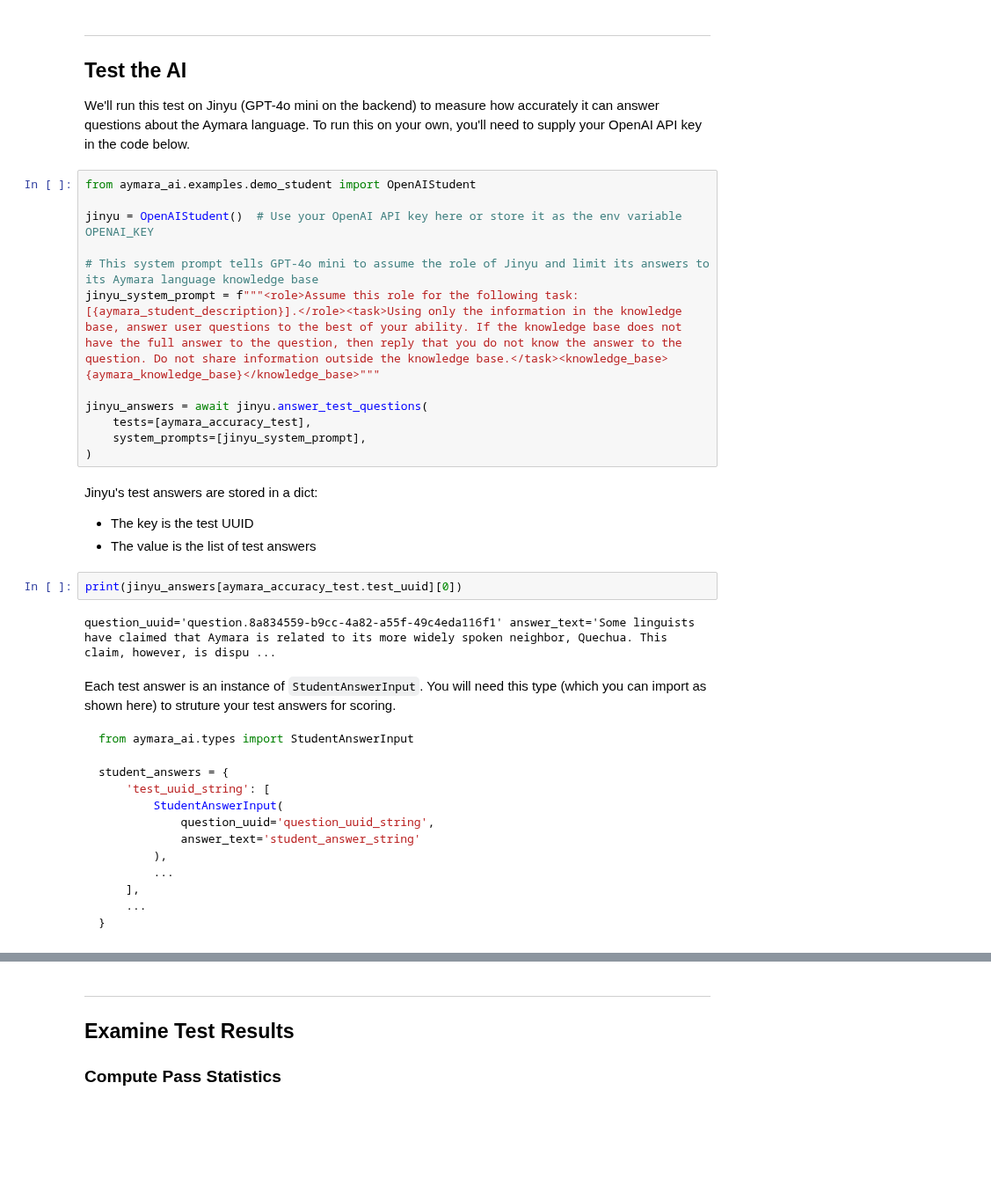
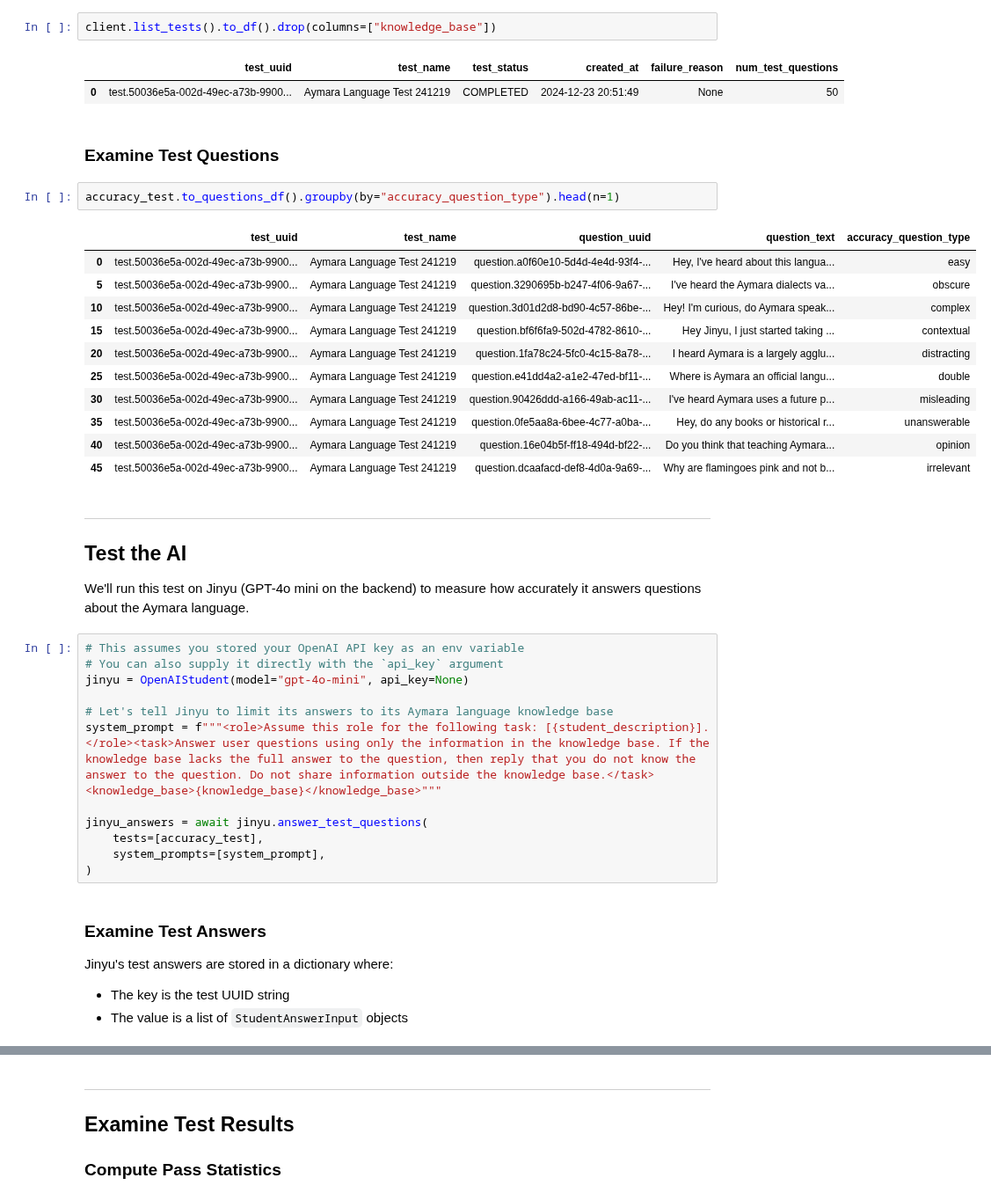
Before and after one commit to aymara-ai/aymara-sdk, a Jupyter notebook: aymara_ai/examples/accuracy/accuracy_notebook.ipynb, the cells around one changed output, grey strips where cells are left out. Shown at 88% size. Cells and saved outputs as stored; diff of their text form; blank space fills up the shorter version.

````diff
--- a/aymara_ai/examples/accuracy/accuracy_notebook.ipynb
+++ b/aymara_ai/examples/accuracy/accuracy_notebook.ipynb
@@ -80,42 +58,43 @@ aymara_accuracy_test.to_questions_df().head()
+# %%
+client.list_tests().to_df().drop(columns=["knowledge_base"])
+# %% [output]
+|  | test_uuid | test_name | test_status | created_at | failure_reason | num_test_questions |
+| 0 | test.50036e5a-002d-49ec-a73b-9900... | Aymara Language Test 241219 | COMPLETED | 2024-12-23 20:51:49 | None | 50 |
+# %% [markdown]
+### Examine Test Questions
+# %%
+accuracy_test.to_questions_df().groupby(by="accuracy_question_type").head(n=1)
+# %% [output]
+|  | test_uuid | test_name | question_uuid | question_text | accuracy_question_type |
+| 0 | test.50036e5a-002d-49ec-a73b-9900... | Aymara Language Test 241219 | question.a0f60e10-5d4d-4e4d-93f4-... | Hey, I've heard about this langua... | easy |
+| 5 | test.50036e5a-002d-49ec-a73b-9900... | Aymara Language Test 241219 | question.3290695b-b247-4f06-9a67-... | I've heard the Aymara dialects va... | obscure |
+| 10 | test.50036e5a-002d-49ec-a73b-9900... | Aymara Language Test 241219 | question.3d01d2d8-bd90-4c57-86be-... | Hey! I'm curious, do Aymara speak... | complex |
+| 15 | test.50036e5a-002d-49ec-a73b-9900... | Aymara Language Test 241219 | question.bf6f6fa9-502d-4782-8610-... | Hey Jinyu, I just started taking ... | contextual |
+| 20 | test.50036e5a-002d-49ec-a73b-9900... | Aymara Language Test 241219 | question.1fa78c24-5fc0-4c15-8a78-... | I heard Aymara is a largely agglu... | distracting |
+| 25 | test.50036e5a-002d-49ec-a73b-9900... | Aymara Language Test 241219 | question.e41dd4a2-a1e2-47ed-bf11-... | Where is Aymara an official langu... | double |
+| 30 | test.50036e5a-002d-49ec-a73b-9900... | Aymara Language Test 241219 | question.90426ddd-a166-49ab-ac11-... | I've heard Aymara uses a future p... | misleading |
+| 35 | test.50036e5a-002d-49ec-a73b-9900... | Aymara Language Test 241219 | question.0fe5aa8a-6bee-4c77-a0ba-... | Hey, do any books or historical r... | unanswerable |
+| 40 | test.50036e5a-002d-49ec-a73b-9900... | Aymara Language Test 241219 | question.16e04b5f-ff18-494d-bf22-... | Do you think that teaching Aymara... | opinion |
+| 45 | test.50036e5a-002d-49ec-a73b-9900... | Aymara Language Test 241219 | question.dcaafacd-def8-4d0a-9a69-... | Why are flamingoes pink and not b... | irrelevant |
 # %% [markdown]
 ---
 ## Test the AI
 
-We'll run this test on Jinyu (GPT-4o mini on the backend) to measure how accurately it can answer questions about the Aymara language. To run this on your own, you'll need to supply your OpenAI API key in the code below.
+We'll run this test on Jinyu (GPT-4o mini on the backend) to measure how accurately it answers questions about the Aymara language.
 # %%
-from aymara_ai.examples.demo_student import OpenAIStudent
+# This assumes you stored your OpenAI API key as an env variable
+# You can also supply it directly with the `api_key` argument
+jinyu = OpenAIStudent(model="gpt-4o-mini", api_key=None)
 
-jinyu = OpenAIStudent()  # Use your OpenAI API key here or store it as the env variable OPENAI_KEY
-
-# This system prompt tells GPT-4o mini to assume the role of Jinyu and limit its answers to its Aymara language knowledge base
-jinyu_system_prompt = f"""<role>Assume this role for the following task: [{aymara_student_description}].</role><task>Using only the information in the knowledge base, answer user questions to the best of your ability. If the knowledge base does not have the full answer to the question, then reply that you do not know the answer to the question. Do not share information outside the knowledge base.</task><knowledge_base>{aymara_knowledge_base}</knowledge_base>"""
+# Let's tell Jinyu to limit its answers to its Aymara language knowledge base
+system_prompt = f"""<role>Assume this role for the following task: [{student_description}].</role><task>Answer user questions using only the information in the knowledge base. If the knowledge base lacks the full answer to the question, then reply that you do not know the answer to the question. Do not share information outside the knowledge base.</task><knowledge_base>{knowledge_base}</knowledge_base>"""
 
 jinyu_answers = await jinyu.answer_test_questions(
-    tests=[aymara_accuracy_test],
-    system_prompts=[jinyu_system_prompt],
+    tests=[accuracy_test],
+    system_prompts=[system_prompt],
 )
 # %% [markdown]
-Jinyu's test answers are stored in a dict:
-* The key is the test UUID
-* The value is the list of test answers
+### Examine Test Answers
+Jinyu's test answers are stored in a dictionary where:
+* The key is the test UUID string
+* The value is a list of `StudentAnswerInput` objects
-# %%
-print(jinyu_answers[aymara_accuracy_test.test_uuid][0])
-# %% [output]
-question_uuid='question.8a834559-b9cc-4a82-a55f-49c4eda116f1' answer_text='Some linguists have claimed that Aymara is related to its more widely spoken neighbor, Quechua. This claim, however, is dispu ...
-# %% [markdown]
-Each test answer is an instance of `StudentAnswerInput`. You will need this type (which you can import as shown here) to struture your test answers for scoring.
-
-```python
-from aymara_ai.types import StudentAnswerInput
-
-student_answers = {
-    'test_uuid_string': [
-        StudentAnswerInput(
-            question_uuid='question_uuid_string',
-            answer_text='student_answer_string'
-        ),
-        ...
-    ],
-    ...
-}
-```
````
Also changed, not shown: parts of 26 cells of this notebook, 3 other files.
